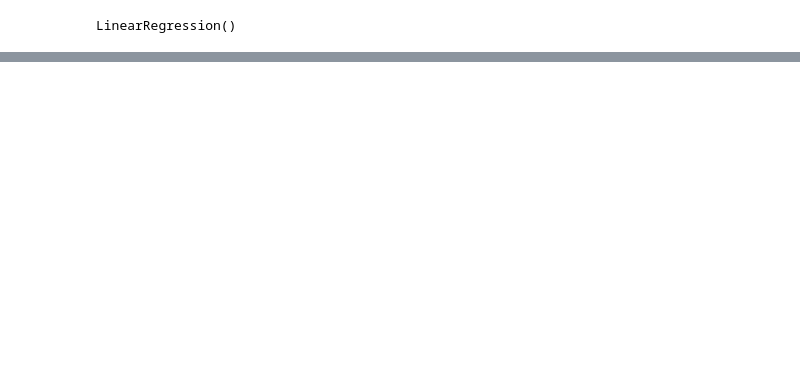
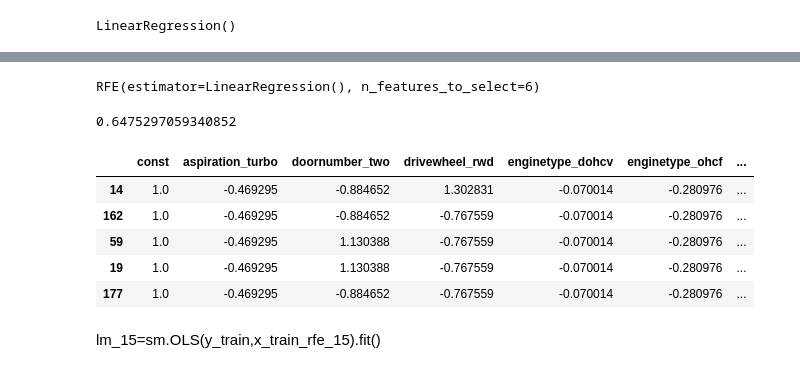
Before and after one commit to varun0712e/car_price_prediciton, a Jupyter notebook: Untitled24.ipynb, the cells around one changed output, grey strips where cells are left out. Cells and saved outputs as stored; diff of their text form; code cells hidden in the pictures; blank space fills up the shorter version.

```diff
--- a/Untitled24.ipynb
+++ b/Untitled24.ipynb
@@ -564,5 +689,6 @@ X
 # %%
 # creating a linear model
+y  = cars['price']
 print(X), print(y)
 from sklearn.model_selection import train_test_split
 
@@ -645,0 +775,6 @@ print(lm.intercept_)
+# %%
+from sklearn.feature_selection import RFE
+lm=LinearRegression()
+# %%
+rfe_15=RFE(lm, n_features_to_select=15)
+rfe_15.fit(x_train,y_train)
@@ -645,0 +827,5 @@ print(lm.intercept_)
+# %%
+rfe_6=RFE(lm, n_features_to_select=6)
+rfe_6.fit(x_train,y_train)
+# %% [output]
+RFE(estimator=LinearRegression(), n_features_to_select=6)
@@ -645,0 +834,19 @@ print(lm.intercept_)
+# %%
+print(r2_score(y_true=y_test,y_pred=y_pred))
+# %% [output]
+0.6475297059340852
+# %%
+import statsmodels.api as sm
+col_15=x_train.columns[rfe_15.support_]
+x_train_rfe_15=x_train[col_15]
+x_train_rfe_15=sm.add_constant(x_train_rfe_15)
+x_train_rfe_15.head()
+# %% [output]
+|  | const | aspiration_turbo | doornumber_two | drivewheel_rwd | enginetype_dohcv | enginetype_ohcf | ... |
+| 14 | 1.0 | -0.469295 | -0.884652 | 1.302831 | -0.070014 | -0.280976 | ... |
+| 162 | 1.0 | -0.469295 | -0.884652 | -0.767559 | -0.070014 | -0.280976 | ... |
+| 59 | 1.0 | -0.469295 | 1.130388 | -0.767559 | -0.070014 | -0.280976 | ... |
+| 19 | 1.0 | -0.469295 | 1.130388 | -0.767559 | -0.070014 | -0.280976 | ... |
+| 177 | 1.0 | -0.469295 | -0.884652 | -0.767559 | -0.070014 | -0.280976 | ... |
+# %% [markdown]
+lm_15=sm.OLS(y_train,x_train_rfe_15).fit()
```
Also changed, not shown: parts of 66 cells of this notebook.
